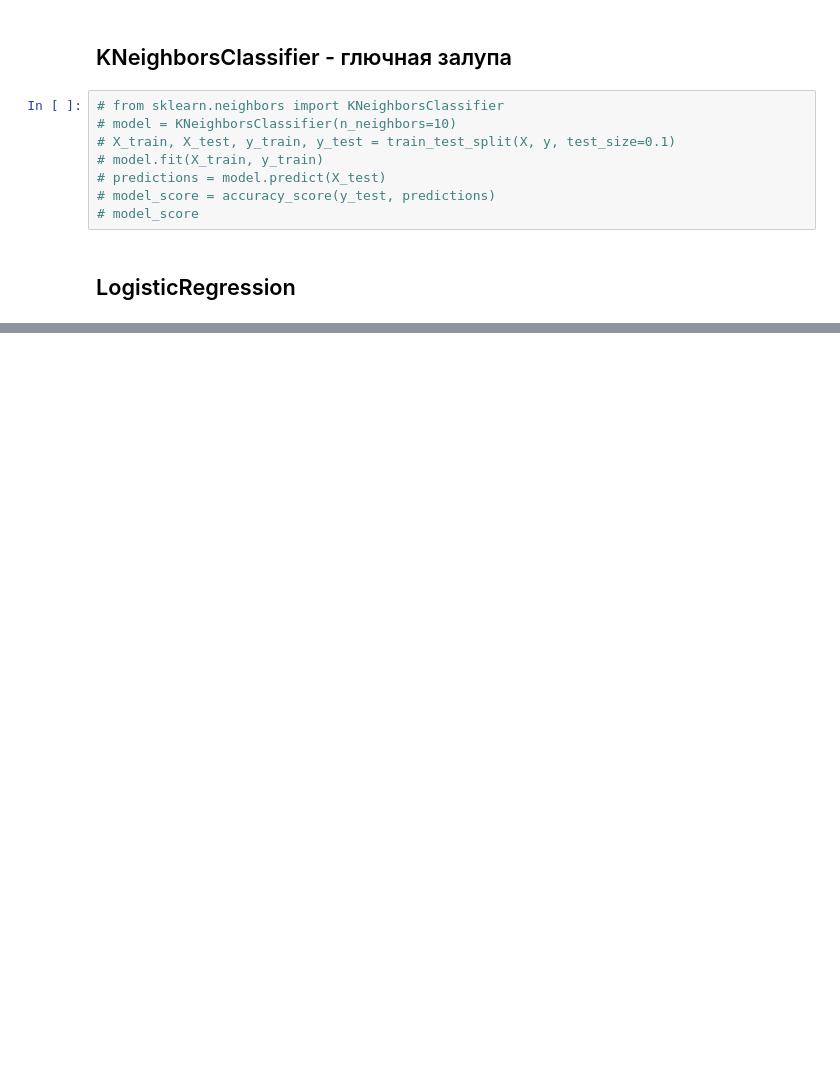
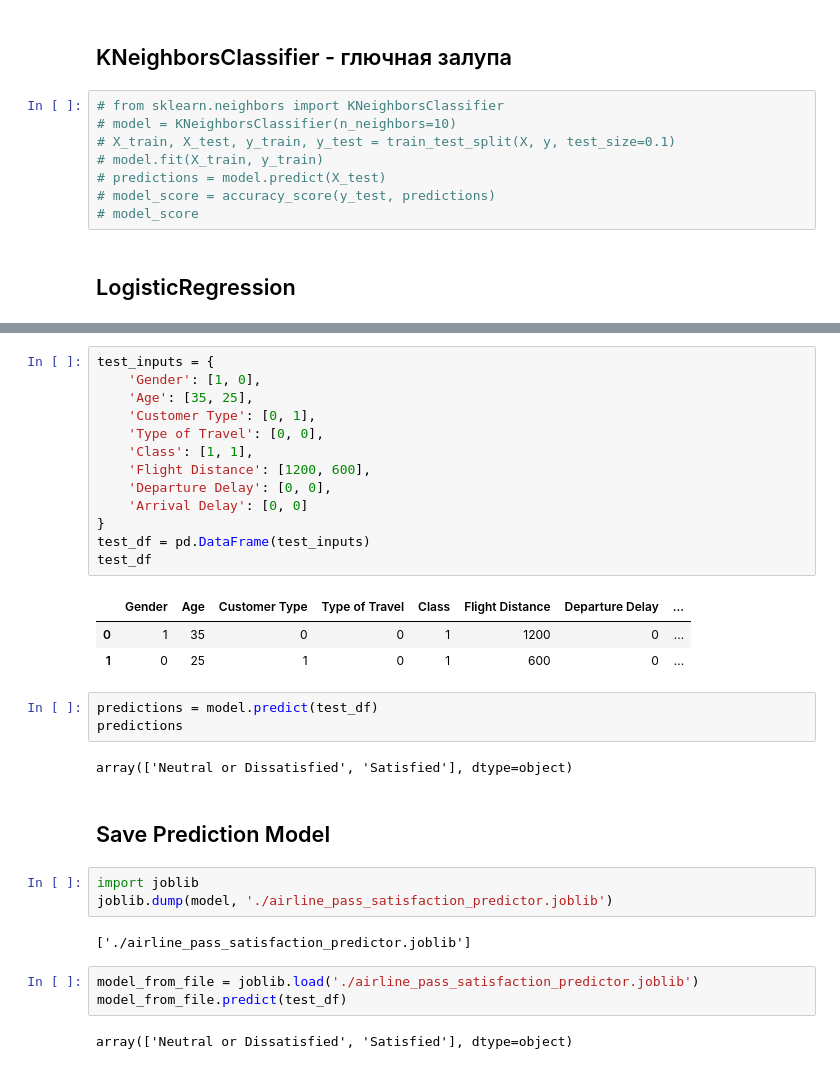
Before and after one commit to xdpiqbx/python-basics-data-s-ml-analys-by-bogdan, a Jupyter notebook: Scikit/002_airline_pass_satisf.ipynb, the cells around one changed output, grey strips where cells are left out. Saved outputs shown, nothing was run; the diff lists cells and outputs as text; blank space fills up the shorter version.

```diff
--- a/Scikit/002_airline_pass_satisf.ipynb
+++ b/Scikit/002_airline_pass_satisf.ipynb
@@ -412,0 +473,34 @@ model_score
+# %%
+test_inputs = {
+    'Gender': [1, 0],
+    'Age': [35, 25],
+    'Customer Type': [0, 1],
+    'Type of Travel': [0, 0],
+    'Class': [1, 1],
+    'Flight Distance': [1200, 600],
+    'Departure Delay': [0, 0],
+    'Arrival Delay': [0, 0]
+}
+test_df = pd.DataFrame(test_inputs)
+test_df
+# %% [output]
+|  | Gender | Age | Customer Type | Type of Travel | Class | Flight Distance | Departure Delay | ... |
+| 0 | 1 | 35 | 0 | 0 | 1 | 1200 | 0 | ... |
+| 1 | 0 | 25 | 1 | 0 | 1 | 600 | 0 | ... |
+# %%
+predictions = model.predict(test_df)
+predictions
+# %% [output]
+array(['Neutral or Dissatisfied', 'Satisfied'], dtype=object)
+# %% [markdown]
+## Save Prediction Model
+# %%
+import joblib
+joblib.dump(model, './airline_pass_satisfaction_predictor.joblib')
+# %% [output]
+['./airline_pass_satisfaction_predictor.joblib']
+# %%
+model_from_file = joblib.load('./airline_pass_satisfaction_predictor.joblib')
+model_from_file.predict(test_df)
+# %% [output]
+array(['Neutral or Dissatisfied', 'Satisfied'], dtype=object)
```
Also changed, not shown: parts of 10 cells of this notebook, 1 other file.
